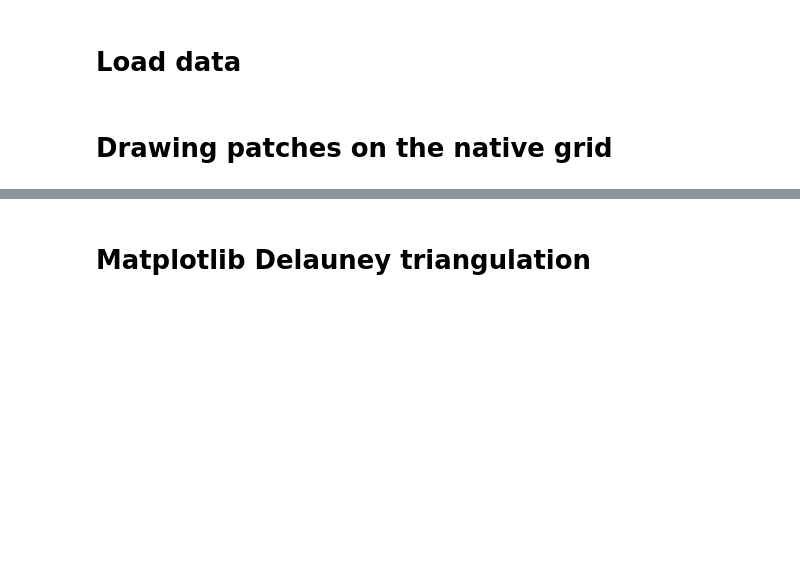
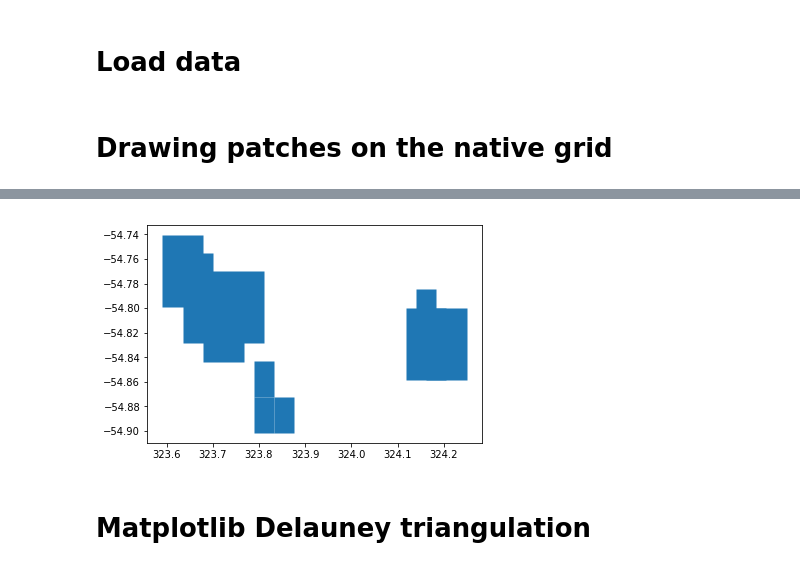
Before and after one commit to brhillman/e3smplot, a Jupyter notebook: plot_native.ipynb, the cells around one changed output, grey strips where cells are left out. Saved outputs shown, nothing was run; the diff lists cells and outputs as text; code cells hidden in the pictures; blank space fills up the shorter version.

```diff
--- a/plot_native.ipynb
+++ b/plot_native.ipynb
@@ -117,3 +235,56 @@ cb = pyplot.colorbar(pl, orientation='horizontal', label='%s (%s)'%(data.long_na
+# %%
+import numpy as np
+from matplotlib.collections import PatchCollection
+import matplotlib.pyplot as plt
+
+fig, ax = plt.subplots()
+
+# Cell lat/lon centers:
+lons = np.array([ 323.811,  323.854,  323.811,  323.723, 324.162,  324.206,  323.723,  324.162, 323.635,  323.679])
+lats = np.array([-54.887, -54.887, -54.858, -54.829, -54.829, -54.829, -54.799, -54.799, -54.770, -54.770])
+
+# Cell size scaling factors:
+cx = np.array([1,1,1,2,2,2,4,1,2,1])
+cy = np.array([1,1,1,1,2,2,2,1,2,1])
+
+# Smallest cell sizes:
+min_dlon = 0.0439453
+min_dlat = 0.0292969
+
+# Calculate cell sizes based on cell scaling factor and smallest cell size
+dlon = cx * min_dlon
+dlat = cy * min_dlat
+
+# calculate cell extnets....
+x1 = lons - 0.5 * dlon
+x2 = lons + 0.5 * dlon
+y1 = lats - 0.5 * dlat
+y2 = lats + 0.5 * dlat
+
+# ... and corners
+c1 = np.array([x1,y1]).T
+c2 = np.array([x2,y1]).T
+c3 = np.array([x2,y2]).T
+c4 = np.array([x1,y2]).T
+
+# Now loop over cells and create Patch objects from the cell corners.
+# This is the bottleneck as it using a slow Python loop instead of
+# fast numpy broadcasting. How can I speed this up?
+ncel = np.alen(lons)
+patches = []
+for i in np.arange(ncel):
+    verts = np.vstack([c1[i], c2[i], c3[i], c4[i]])
+    p = plt.Polygon(verts)
+    patches.append(p)
+
+# Create patch collection from list of Patches
+p = PatchCollection(patches, match_original=True)
+
+ax.add_collection(p)
+ax.autoscale()
+plt.show()
+# %% [output]
+[figure, added]
 # %% [markdown]
 # Matplotlib Delauney triangulation
 # %%
```
Also changed, not shown: parts of 8 cells of this notebook.
